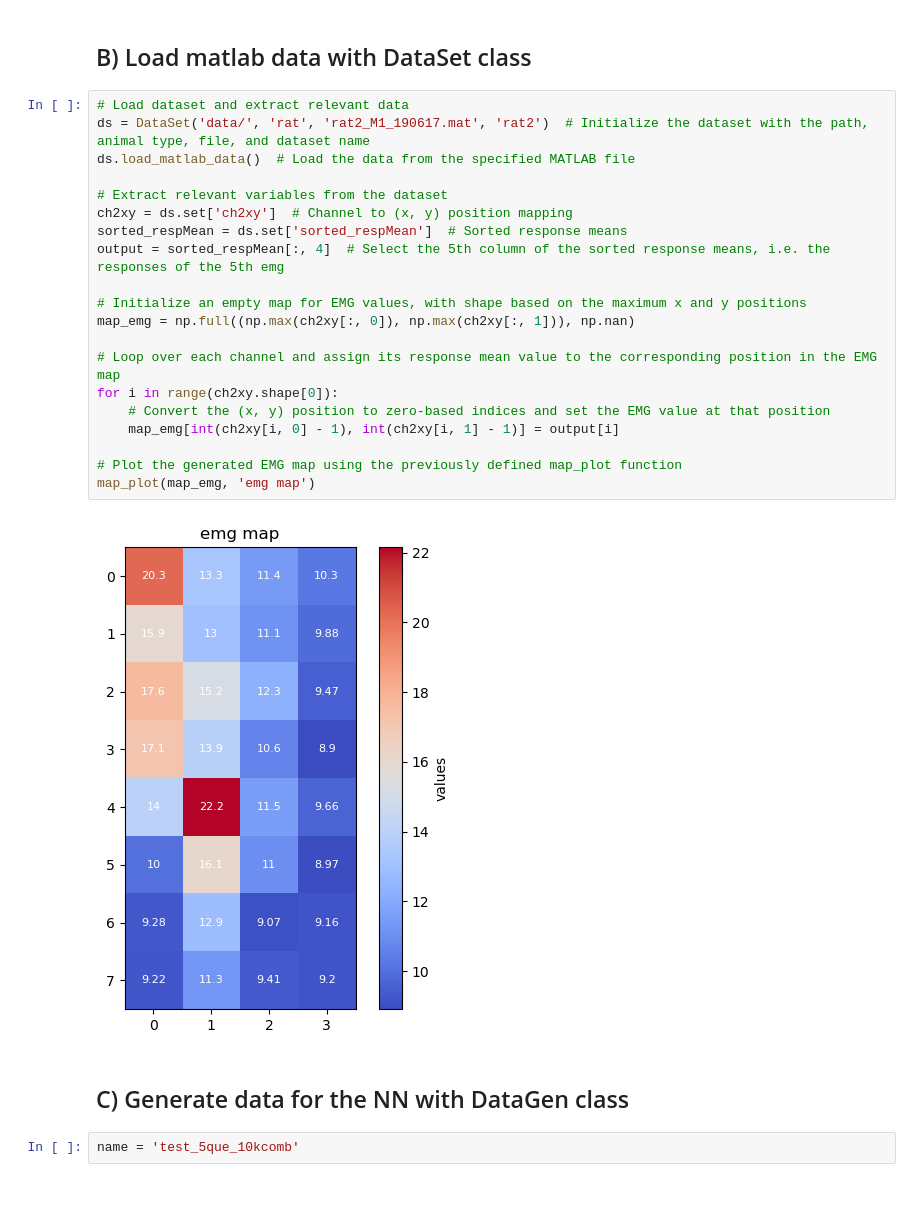
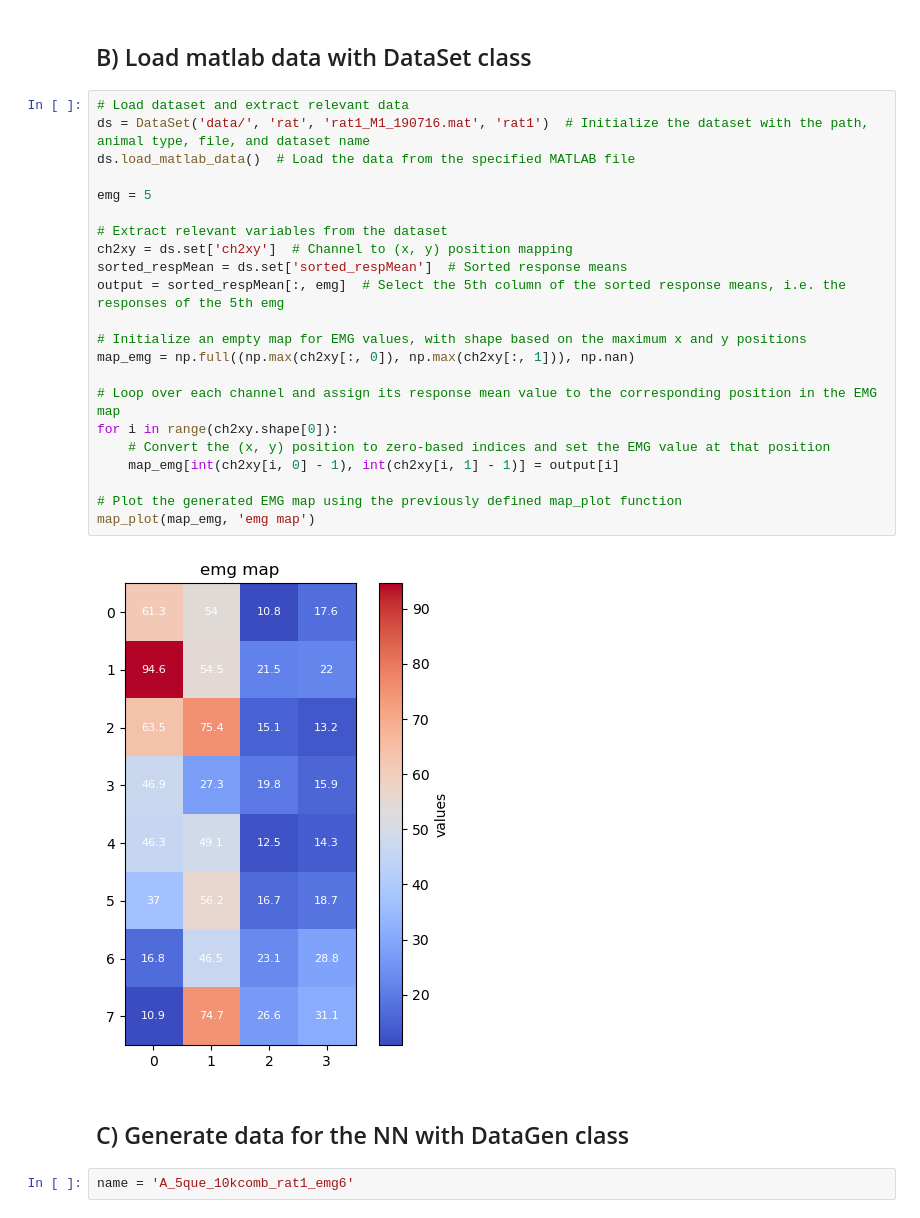
Before and after one commit to theodore2leusse/NNonlineGP, a Jupyter notebook: generate_dataset.ipynb, the cells around one changed output. Saved outputs shown, nothing was run; the diff lists cells and outputs as text.

```diff
--- a/generate_dataset.ipynb
+++ b/generate_dataset.ipynb
@@ -22,30 +22,32 @@ from utilities import standardize_vector, map_plot, labeled_inputs_plot, compare
 ## B) Load matlab data with DataSet class
 # %%
 # Load dataset and extract relevant data
-ds = DataSet('data/', 'rat', 'rat2_M1_190617.mat', 'rat2')  # Initialize the dataset with the path, animal type, file, and dataset name
+ds = DataSet('data/', 'rat', 'rat1_M1_190716.mat', 'rat1')  # Initialize the dataset with the path, animal type, file, and dataset name
 ds.load_matlab_data()  # Load the data from the specified MATLAB file
+
+emg = 5
 
 # Extract relevant variables from the dataset
 ch2xy = ds.set['ch2xy']  # Channel to (x, y) position mapping
 sorted_respMean = ds.set['sorted_respMean']  # Sorted response means
-output = sorted_respMean[:, 4]  # Select the 5th column of the sorted response means, i.e. the responses of the 5th emg
+output = sorted_respMean[:, emg]  # Select the 5th column of the sorted response means, i.e. the responses of the 5th emg
 
 # Initialize an empty map for EMG values, with shape based on the maximum x and y positions
 map_emg = np.full((np.max(ch2xy[:, 0]), np.max(ch2xy[:, 1])), np.nan)
 
 # Loop over each channel and assign its response mean value to the corresponding position in the EMG map
 for i in range(ch2xy.shape[0]):
     # Convert the (x, y) position to zero-based indices and set the EMG value at that position
     map_emg[int(ch2xy[i, 0] - 1), int(ch2xy[i, 1] - 1)] = output[i]
 
 # Plot the generated EMG map using the previously defined map_plot function
 map_plot(map_emg, 'emg map')
 # %% [output]
-[figure, old version]
+[figure, new version]
 # %% [markdown]
 ## C) Generate data for the NN with DataGen class
 # %%
-name = 'test_5que_10kcomb'
+name = 'A_5que_10kcomb_rat1_emg6'
 # %%
 dg = DataGen(map_emg)
 dg.generate_pre_labeled_inputs(name=name, nb_queries=5, nb_comb=10000,
```
Also changed, not shown: parts of 5 cells of this notebook, 2 other files.
